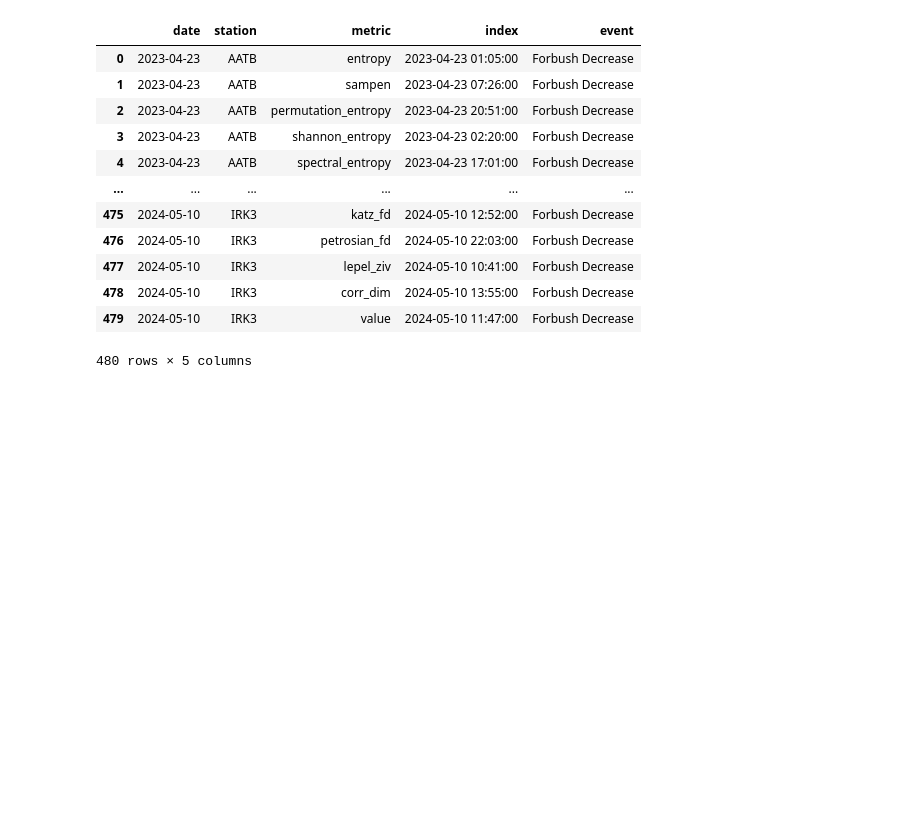
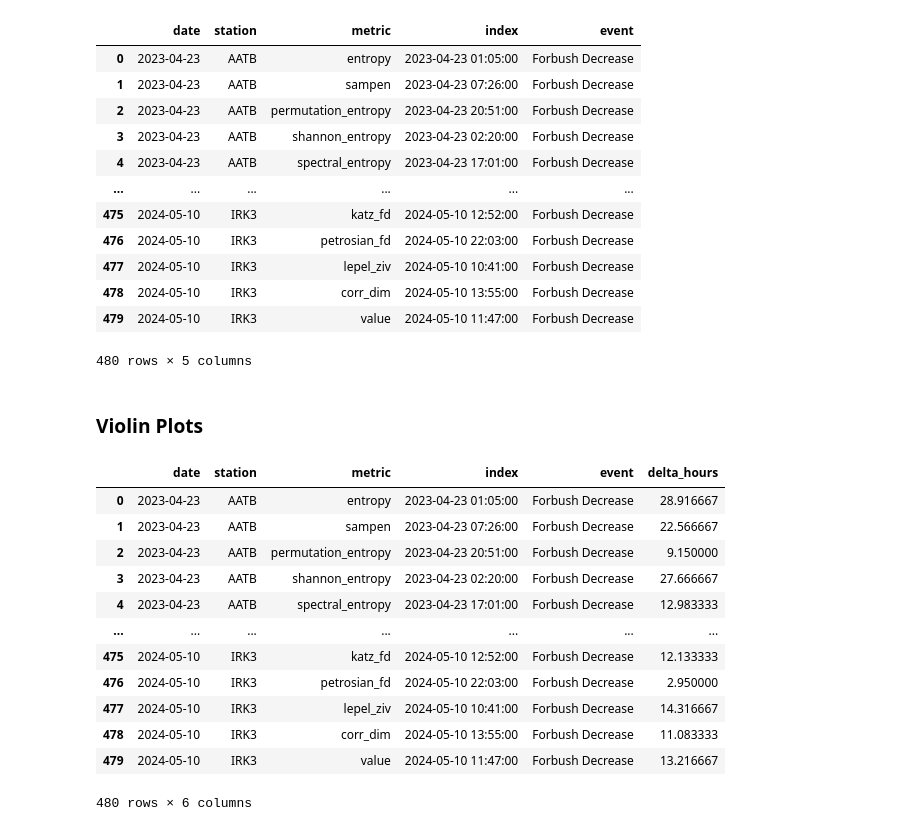
Before and after one commit to dosquisd/NMDB, a Jupyter notebook: 004_predictions.ipynb, the cells around one changed output. Cells and saved outputs as stored; diff of their text form; code cells hidden in the pictures; blank space fills up the shorter version.

```diff
--- a/004_predictions.ipynb
+++ b/004_predictions.ipynb
@@ -196,3 +196,5 @@ df
 | 478 | 2024-05-10 | IRK3 | corr_dim | 2024-05-10 13:55:00 | Forbush Decrease |
 | 479 | 2024-05-10 | IRK3 | value | 2024-05-10 11:47:00 | Forbush Decrease |
 480 rows × 5 columns
+# %% [markdown]
+### Violin Plots
@@ -198,0 +223,18 @@ df
+# %%
+new_df = df.copy()
+new_df["delta_hours"] = delta_hours
+new_df
+# %% [output]
+|  | date | station | metric | index | event | delta_hours |
+| 0 | 2023-04-23 | AATB | entropy | 2023-04-23 01:05:00 | Forbush Decrease | 28.916667 |
+| 1 | 2023-04-23 | AATB | sampen | 2023-04-23 07:26:00 | Forbush Decrease | 22.566667 |
+| 2 | 2023-04-23 | AATB | permutation_entropy | 2023-04-23 20:51:00 | Forbush Decrease | 9.150000 |
+| 3 | 2023-04-23 | AATB | shannon_entropy | 2023-04-23 02:20:00 | Forbush Decrease | 27.666667 |
+| 4 | 2023-04-23 | AATB | spectral_entropy | 2023-04-23 17:01:00 | Forbush Decrease | 12.983333 |
+| ... | ... | ... | ... | ... | ... | ... |
+| 475 | 2024-05-10 | IRK3 | katz_fd | 2024-05-10 12:52:00 | Forbush Decrease | 12.133333 |
+| 476 | 2024-05-10 | IRK3 | petrosian_fd | 2024-05-10 22:03:00 | Forbush Decrease | 2.950000 |
+| 477 | 2024-05-10 | IRK3 | lepel_ziv | 2024-05-10 10:41:00 | Forbush Decrease | 14.316667 |
+| 478 | 2024-05-10 | IRK3 | corr_dim | 2024-05-10 13:55:00 | Forbush Decrease | 11.083333 |
+| 479 | 2024-05-10 | IRK3 | value | 2024-05-10 11:47:00 | Forbush Decrease | 13.216667 |
+480 rows × 6 columns
```
Also changed, not shown: parts of 6 cells of this notebook, 1 other file.
